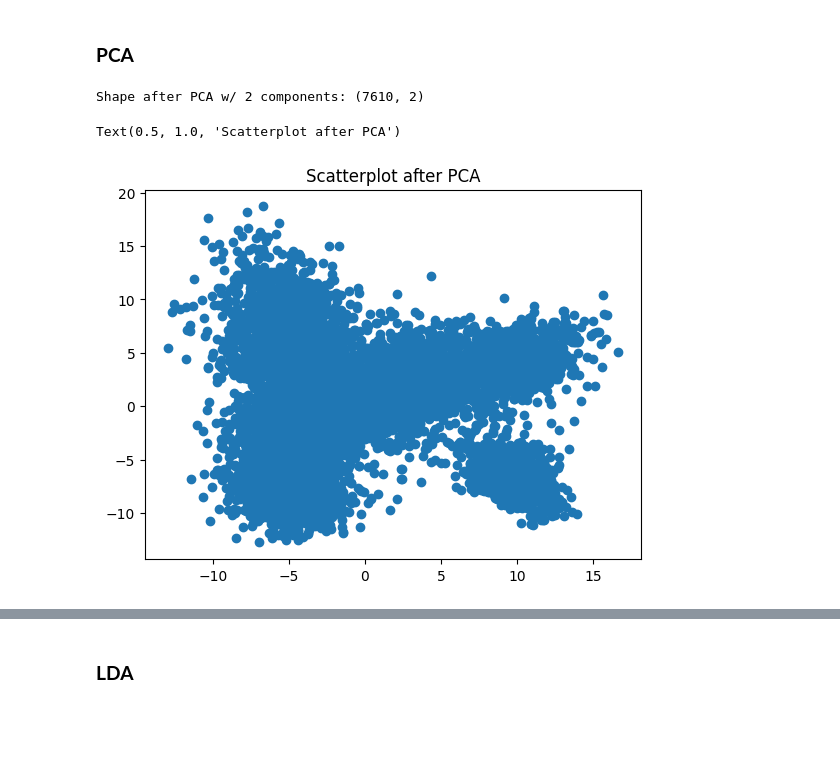
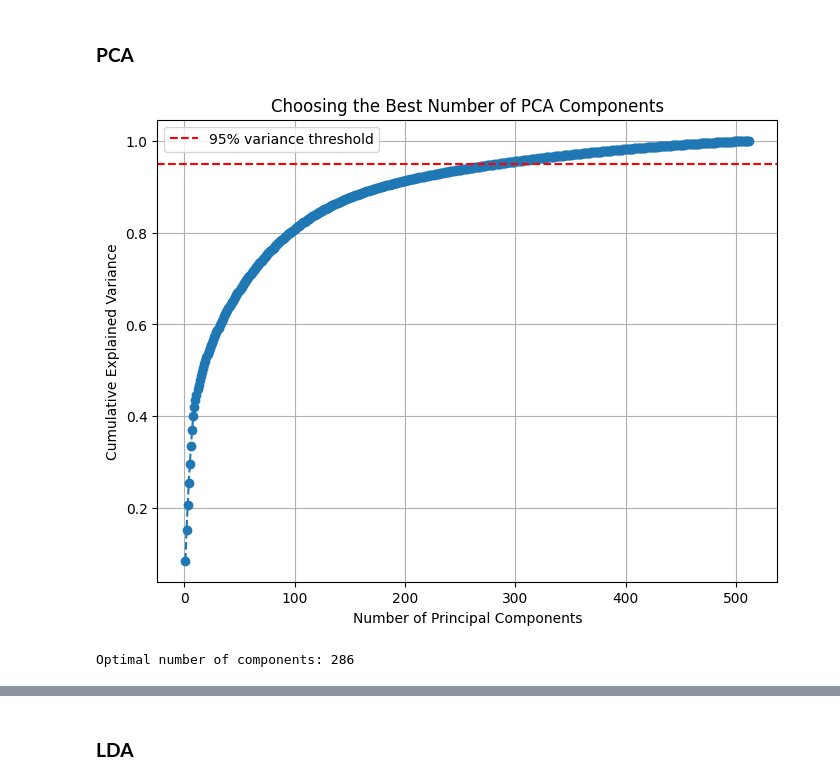
Before and after one commit to nayeli-guzman/clustering-human-activity, a Jupyter notebook: dimensionality-reduction.ipynb, the cells around one changed output, grey strips where cells are left out. Cells and saved outputs as stored; diff of their text form; code cells hidden in the pictures; blank space fills up the shorter version.

```diff
--- a/dimensionality-reduction.ipynb
+++ b/dimensionality-reduction.ipynb
@@ -318,13 +304,2 @@ Shape after t-SNE w/ 2 components: (7610, 2)
 # %% [markdown]
 ### **PCA**
-# %%
-pca = PCA(n_components=2)
-train_pca = pca.fit_transform(X_train_scaled)
-print("Shape after PCA w/ 2 components:", train_pca.shape)
-
-plt.scatter(train_pca[:, 0], train_pca[:, 1])
-plt.title('Scatterplot after PCA')
-# %% [output]
-Shape after PCA w/ 2 components: (7610, 2)
-Text(0.5, 1.0, 'Scatterplot after PCA')
-[figure, removed]
@@ -341,0 +306,22 @@ plt.show()
+# %%
+pca = PCA()
+pca.fit(X_train_scaled)
+
+cumulative_variance = np.cumsum(pca.explained_variance_ratio_)
+
+plt.figure(figsize=(8, 6))
+plt.plot(range(1, len(cumulative_variance) + 1), cumulative_variance, marker='o', linestyle='--')
+plt.axhline(y=0.95, color='r', linestyle='--', label='95% variance threshold')  # threshold line
+plt.xlabel('Number of Principal Components')
+plt.ylabel('Cumulative Explained Variance')
+plt.title('Choosing the Best Number of PCA Components')
+plt.legend()
+plt.grid()
+plt.show()
+# %% [output]
+[figure, added]
+# %%
+optimal_components = np.argmax(cumulative_variance >= 0.95) + 1
+print("Optimal number of components:", optimal_components)
+# %% [output]
+Optimal number of components: 286
```
Also changed, not shown: parts of 8 cells of this notebook.
